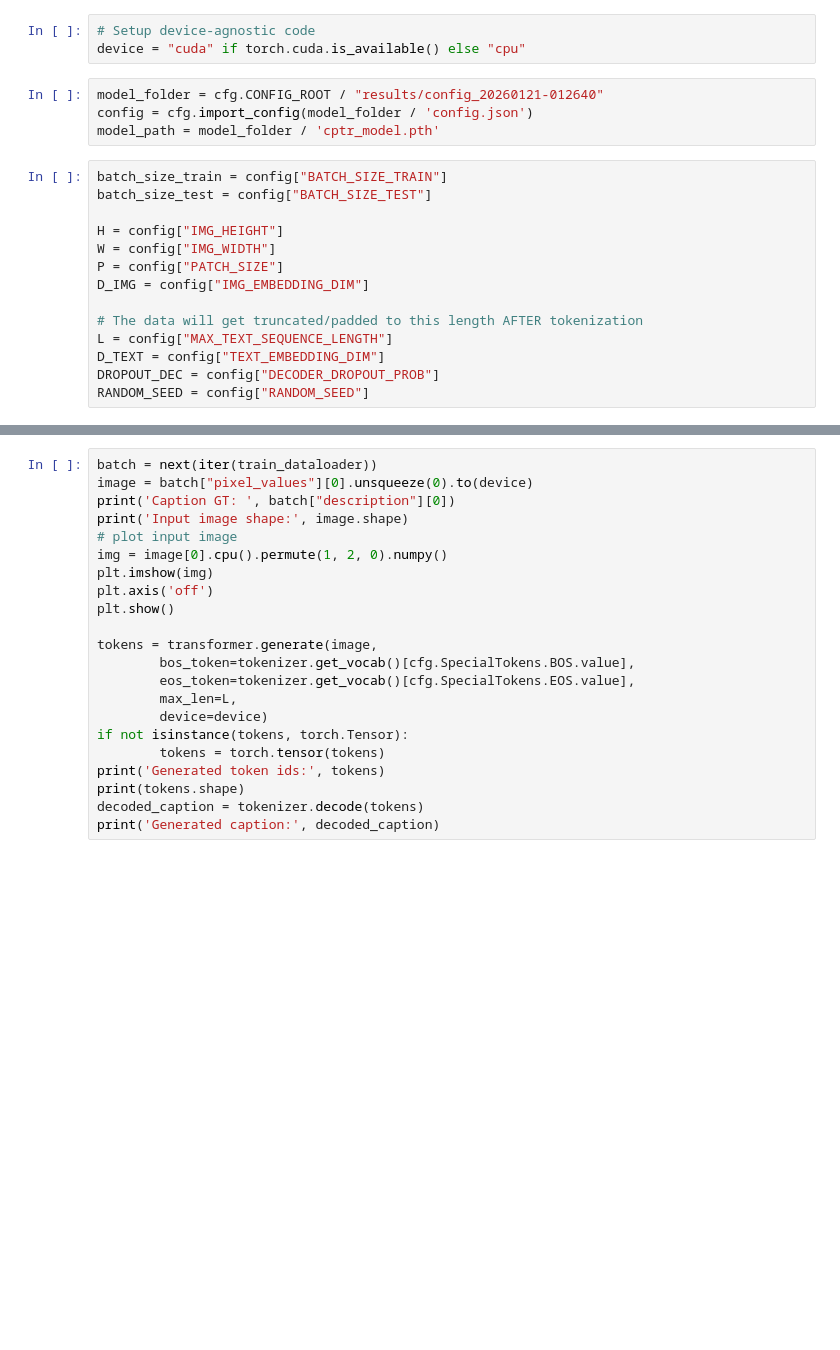
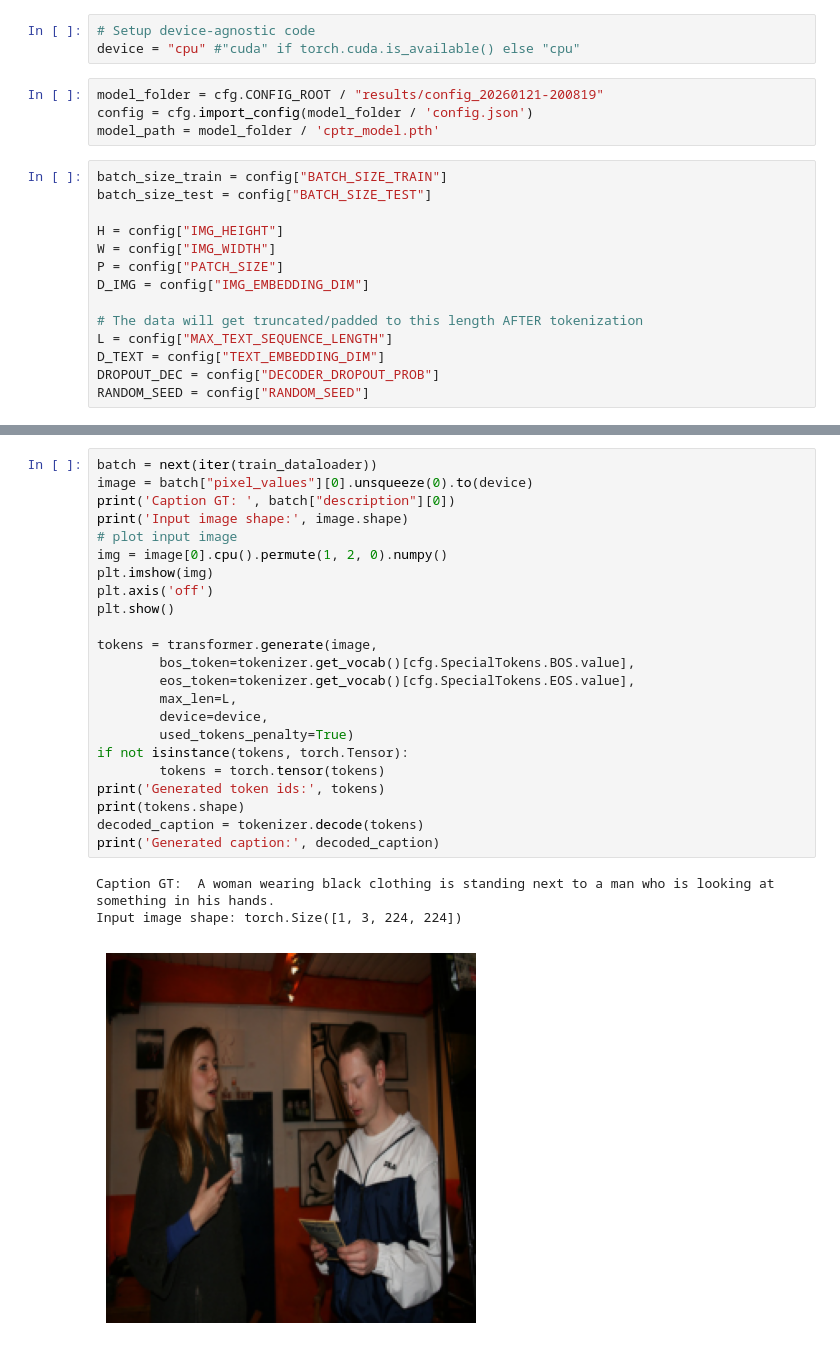
Before and after one commit to Incomprehensible/Transformer-Image-Captioning, a Jupyter notebook: run_inference.ipynb, the cells around one changed output, grey strips where cells are left out. Cells and saved outputs as stored; diff of their text form; blank space fills up the shorter version.

Commit message:
chore: some minor fixes, added visualization of the results.

```diff
--- a/run_inference.ipynb
+++ b/run_inference.ipynb
@@ -33,9 +33,9 @@ importlib.reload(cfg)
 torch.cuda.empty_cache()
 # %%
 # Setup device-agnostic code
-device = "cuda" if torch.cuda.is_available() else "cpu"
+device = "cpu" #"cuda" if torch.cuda.is_available() else "cpu"
 # %%
-model_folder = cfg.CONFIG_ROOT / "results/config_20260121-012640"
+model_folder = cfg.CONFIG_ROOT / "results/config_20260121-200819"
 config = cfg.import_config(model_folder / 'config.json')
 model_path = model_folder / 'cptr_model.pth'
 # %%
@@ -107,22 +136,27 @@ transformer.eval()
 # %%
 batch = next(iter(train_dataloader))
 image = batch["pixel_values"][0].unsqueeze(0).to(device)
 print('Caption GT: ', batch["description"][0])
 print('Input image shape:', image.shape)
 # plot input image
 img = image[0].cpu().permute(1, 2, 0).numpy()
 plt.imshow(img)
 plt.axis('off')
 plt.show()
 
 tokens = transformer.generate(image,
         bos_token=tokenizer.get_vocab()[cfg.SpecialTokens.BOS.value],
         eos_token=tokenizer.get_vocab()[cfg.SpecialTokens.EOS.value],
         max_len=L,
-        device=device)
+        device=device,
+        used_tokens_penalty=True)
 if not isinstance(tokens, torch.Tensor):
         tokens = torch.tensor(tokens)
 print('Generated token ids:', tokens)
 print(tokens.shape)
 decoded_caption = tokenizer.decode(tokens)
 print('Generated caption:', decoded_caption)
+# %% [output]
+Caption GT:  A woman wearing black clothing is standing next to a man who is looking at something in his hands.
+Input image shape: torch.Size([1, 3, 224, 224])
+[figure, added]
```
Also changed, not shown: parts of 5 cells of this notebook, 4 other files.
